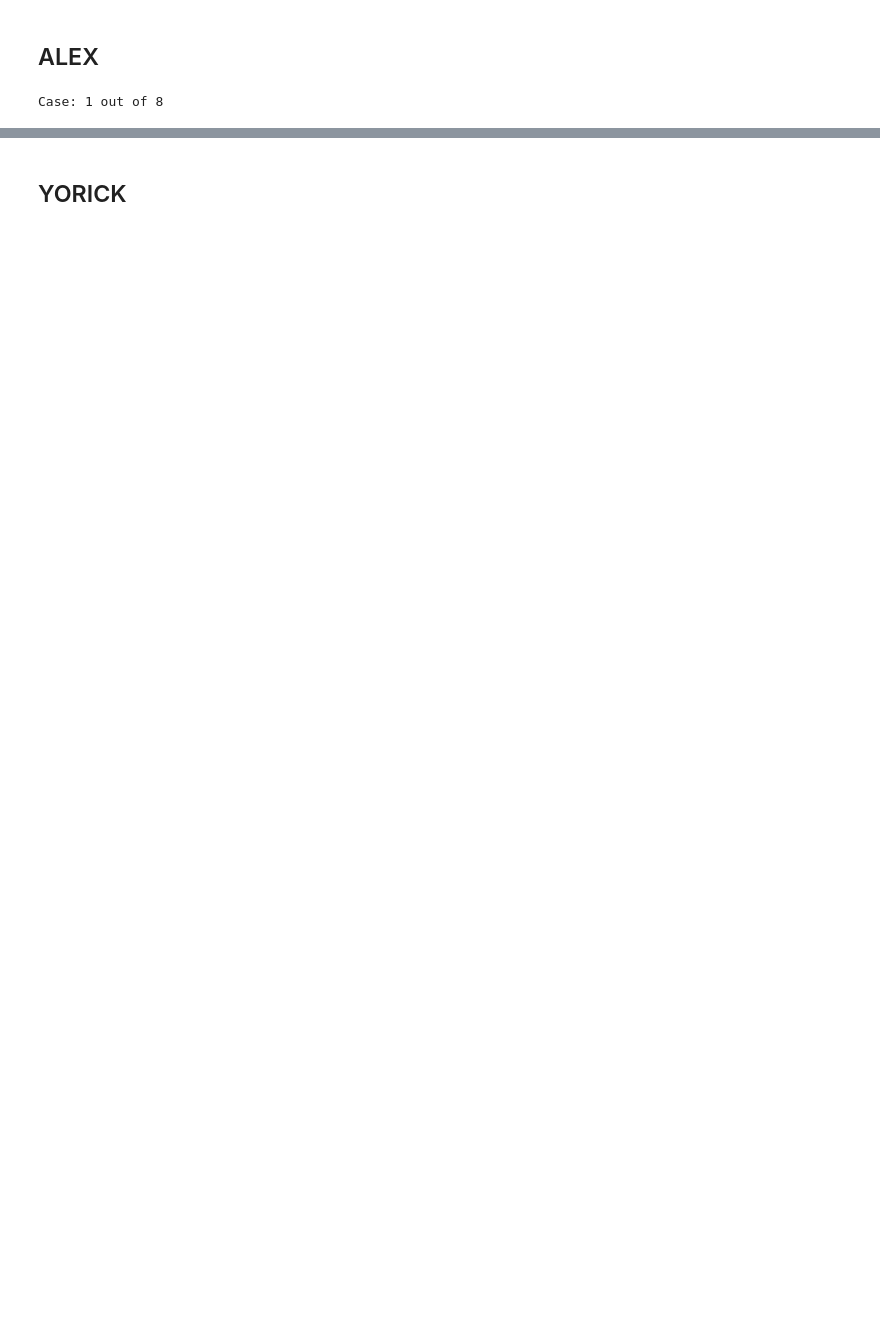
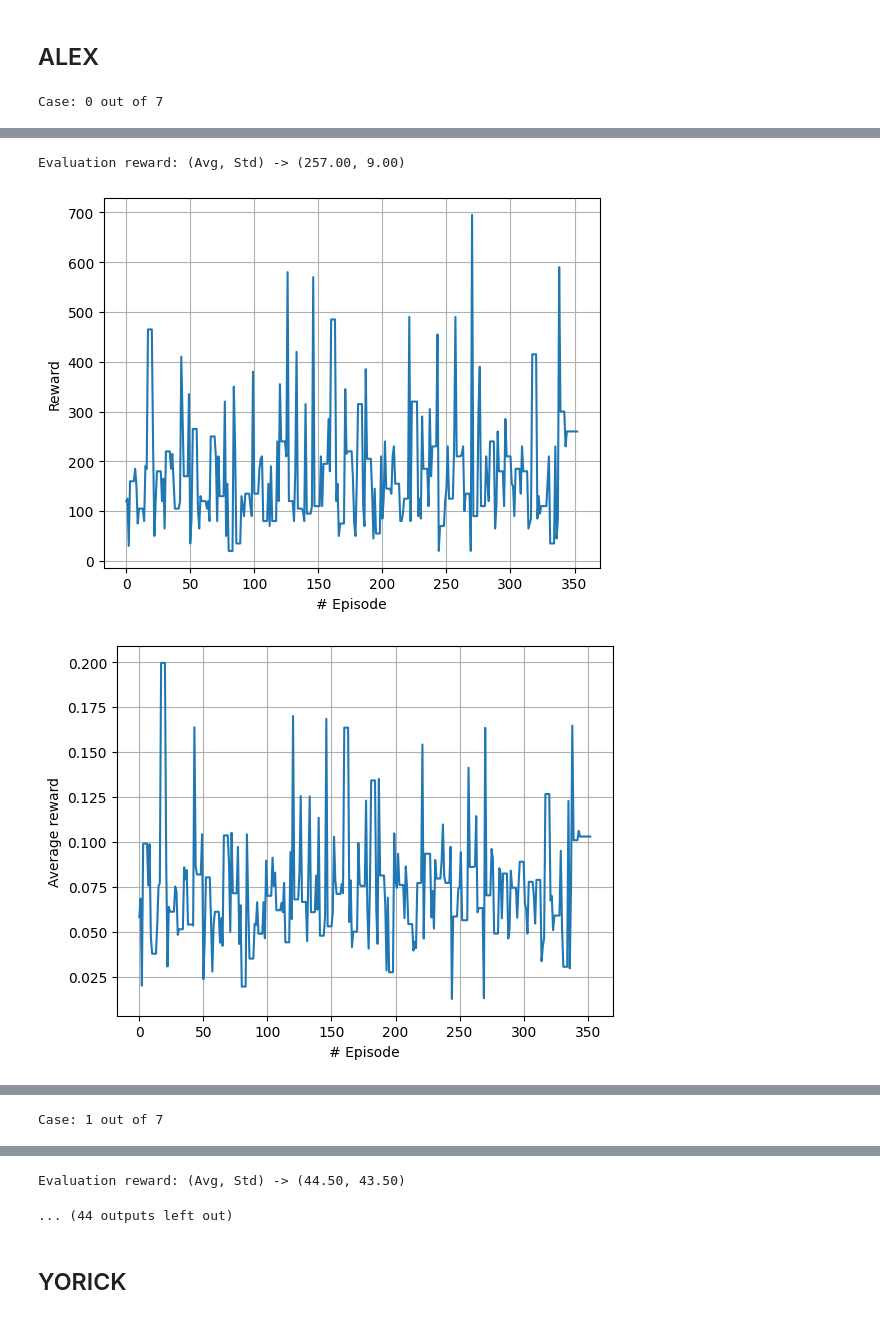
Before and after one commit to oyjuffer/DRL-A2, a Jupyter notebook: grid_search.ipynb, the cells around one changed output, grey strips where cells are left out. Drawn from its saved outputs; the diff is of its cells as text; code cells hidden in the pictures; blank space fills up the shorter version.

Commit message:
Results_case08

```diff
--- a/grid_search.ipynb
+++ b/grid_search.ipynb
@@ -29,12 +29,12 @@ for case, c_iter in zip(cases, range(len(cases))):
 # %% [markdown]
 ## ALEX
 # %%
-for c_iter in range(1, 8):
-    print("Case: {} out of 8".format(c_iter))
+for c_iter in range(0, 8):
+    print("Case: {} out of 7".format(c_iter))
     output_name = 'case_{}'.format(c_iter)
     hyperparams_file = output_name + ".xlsx"
 
     %run ./train.ipynb
 # %% [output]
-Case: 1 out of 8
+Case: 0 out of 7
 [interactive output not drawn]
@@ -40,0 +43,3 @@ Case: 1 out of 8
+Evaluation reward: (Avg, Std) -> (257.00, 9.00)
+[figure, added]
+[figure, added]
@@ -40,0 +47 @@ Case: 1 out of 8
+Case: 1 out of 7
@@ -41,3 +50,5 @@ Case: 1 out of 8
+Evaluation reward: (Avg, Std) -> (44.50, 43.50)
+... (44 outputs left out)
 # %% [markdown]
 ## YORICK
 # %%
```
Also changed, not shown: parts of 1 cell of this notebook, 17 other files.
